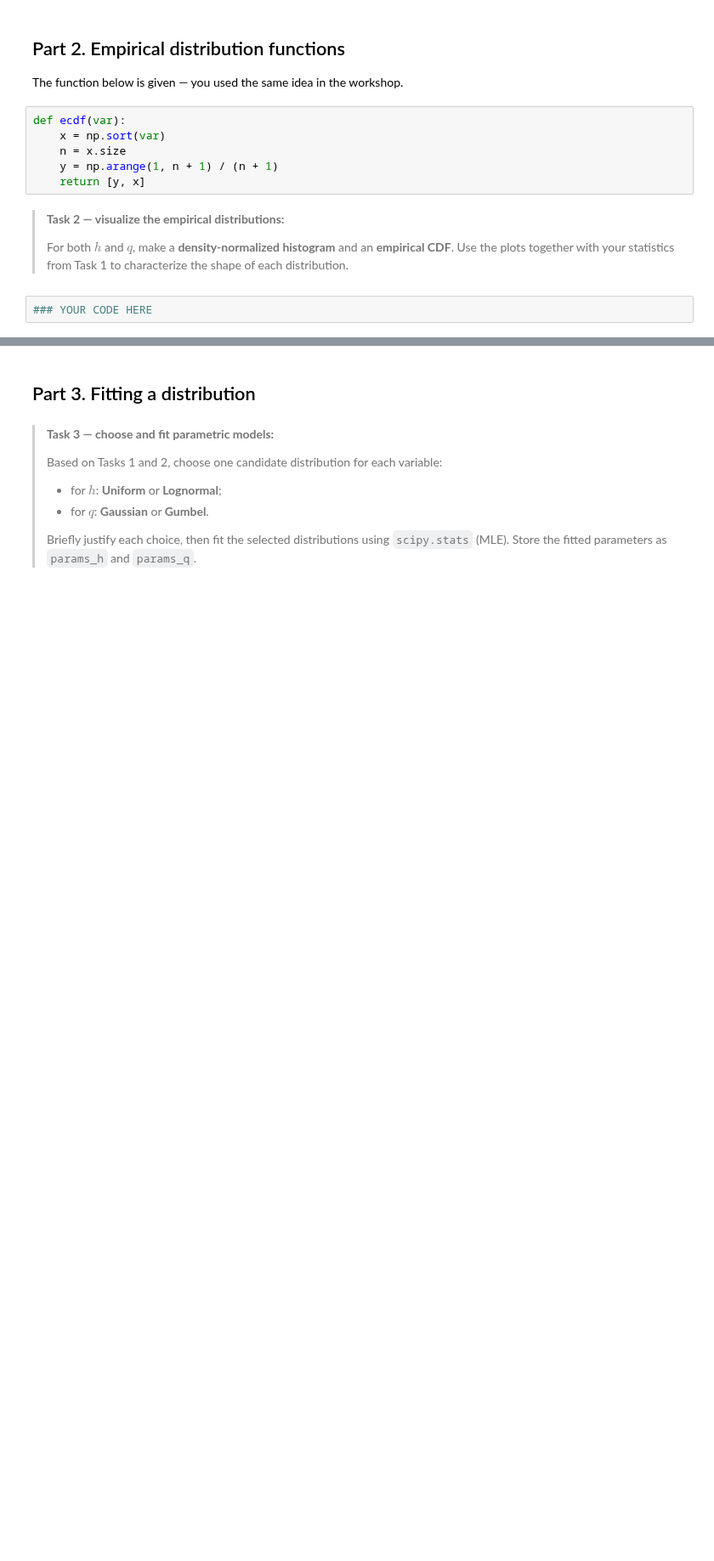
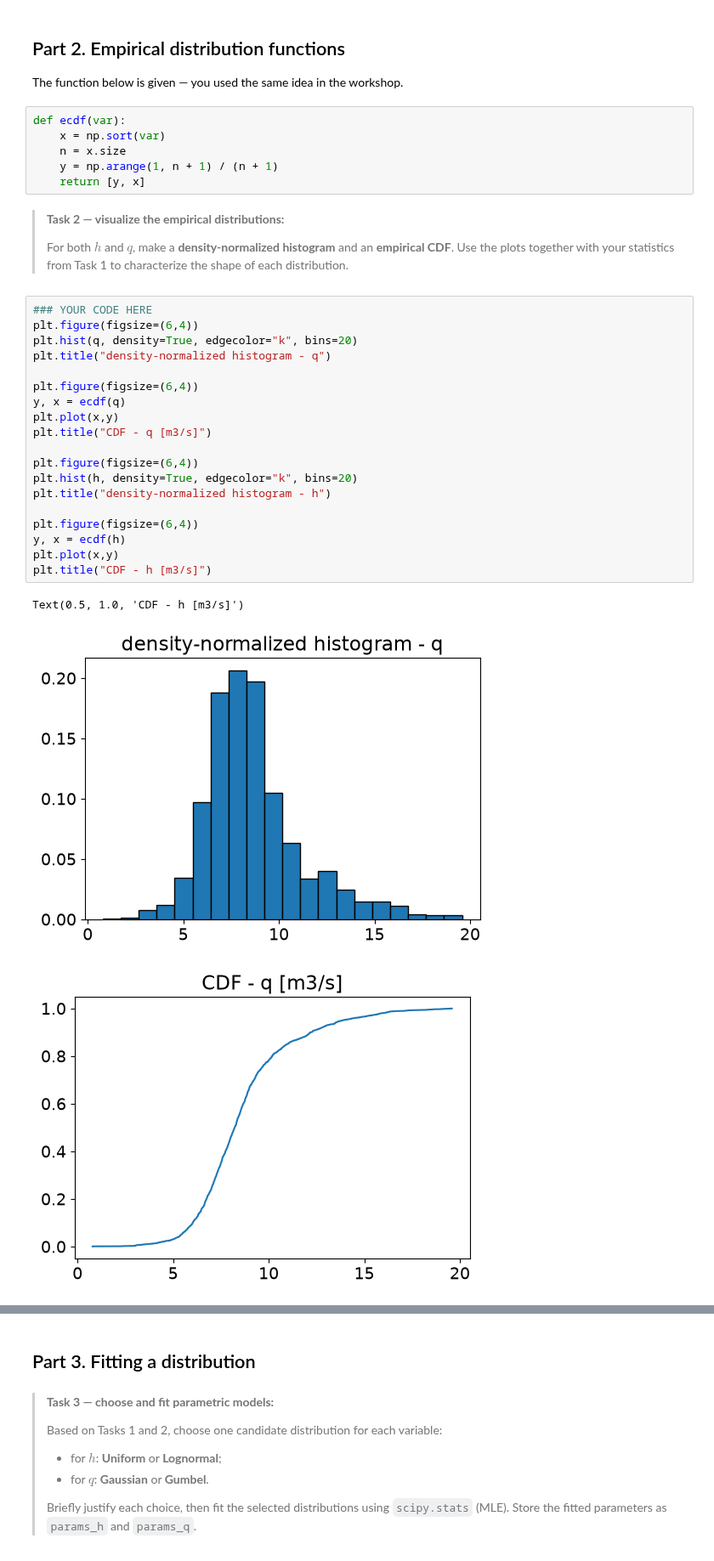
Before and after one commit to prajwalabc/GA1.4, a Jupyter notebook: GA_1.4.ipynb, the cells around one changed output, grey strips where cells are left out. Shown at 85% size. Saved outputs shown, nothing was run; the diff lists cells and outputs as text; blank space fills up the shorter version.

```diff
--- a/GA_1.4.ipynb
+++ b/GA_1.4.ipynb
@@ -87,3 +147,24 @@ def ecdf(var):
 >
 # %%
 ### YOUR CODE HERE
+plt.figure(figsize=(6,4))
+plt.hist(q, density=True, edgecolor="k", bins=20)
+plt.title("density-normalized histogram - q")
+
+plt.figure(figsize=(6,4))
+y, x = ecdf(q)
+plt.plot(x,y)
+plt.title("CDF - q [m3/s]")
+
+plt.figure(figsize=(6,4))
+plt.hist(h, density=True, edgecolor="k", bins=20)
+plt.title("density-normalized histogram - h")
+
+plt.figure(figsize=(6,4))
+y, x = ecdf(h)
+plt.plot(x,y)
+plt.title("CDF - h [m3/s]")
+# %% [output]
+Text(0.5, 1.0, 'CDF - h [m3/s]')
+[figure, added]
+[figure, added]
```
Also changed, not shown: parts of 7 cells of this notebook.
